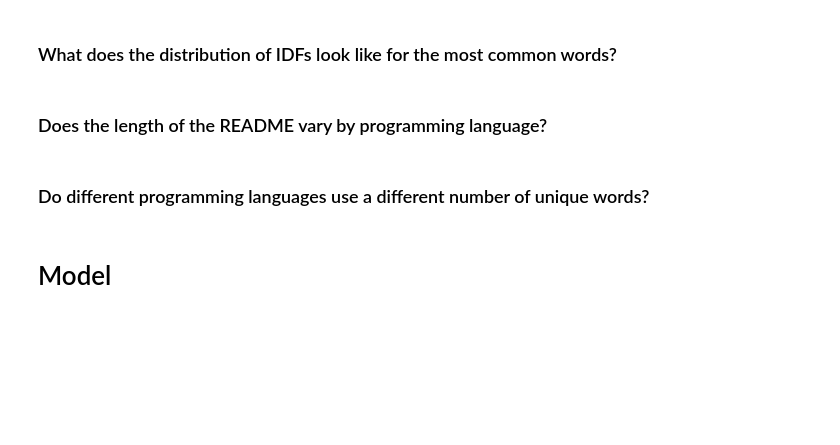
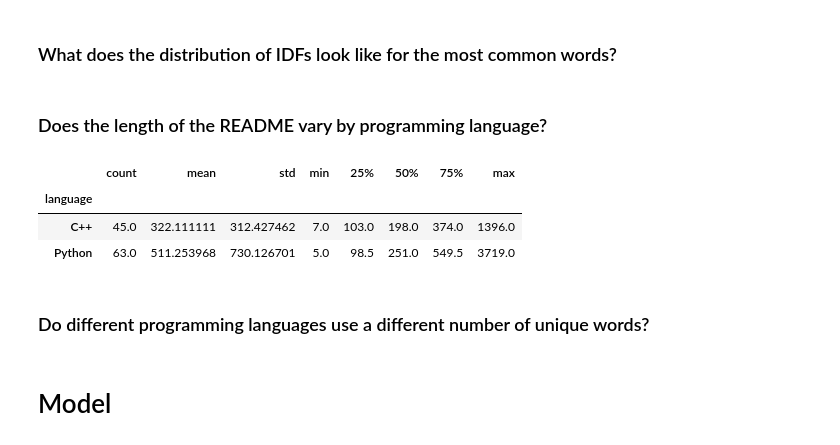
Before and after one commit to Bojado-Mays/OpenCV-NLP-Project, a Jupyter notebook: MVP_Report.ipynb, the cells around one changed output. Drawn from its saved outputs; the diff is of its cells as text; code cells hidden in the pictures; blank space fills up the shorter version.

```diff
--- a/MVP_Report.ipynb
+++ b/MVP_Report.ipynb
@@ -153,0 +156,3 @@ df.head()
+# %%
+main_two = df[(df.language == 'Python') | (df.language == 'C++')].copy()
+main_two.language.value_counts()
@@ -153,0 +163,3 @@ df.head()
+# %%
+train_validate, test = train_test_split(main_two.copy(), test_size=.2)
+train, validate = train_test_split(train_validate.copy(), test_size=.25)
@@ -336,6 +368,17 @@ for ax in axs: ax.axis('off')
 ### What does the distribution of IDFs look like for the most common words?
 # %% [markdown]
 ### Does the length of the README vary by programming language?
+# %%
+train['doc_len'] = [len(x) for x in train.words]
+validate['doc_len'] = [len(x) for x in validate.words]
+test['doc_len'] = [len(x) for x in test.words]
+# %%
+train.groupby(train.language).doc_len.describe()
+# %% [output]
+|  | count | mean | std | min | 25% | 50% | 75% | max |
+| language |  |  |  |  |  |  |  |  |
+| C++ | 45.0 | 322.111111 | 312.427462 | 7.0 | 103.0 | 198.0 | 374.0 | 1396.0 |
+| Python | 63.0 | 511.253968 | 730.126701 | 5.0 | 98.5 | 251.0 | 549.5 | 3719.0 |
 # %% [markdown]
 ### Do different programming languages use a different number of unique words?
 # %% [markdown]
```
Also changed, not shown: parts of 25 cells of this notebook.
